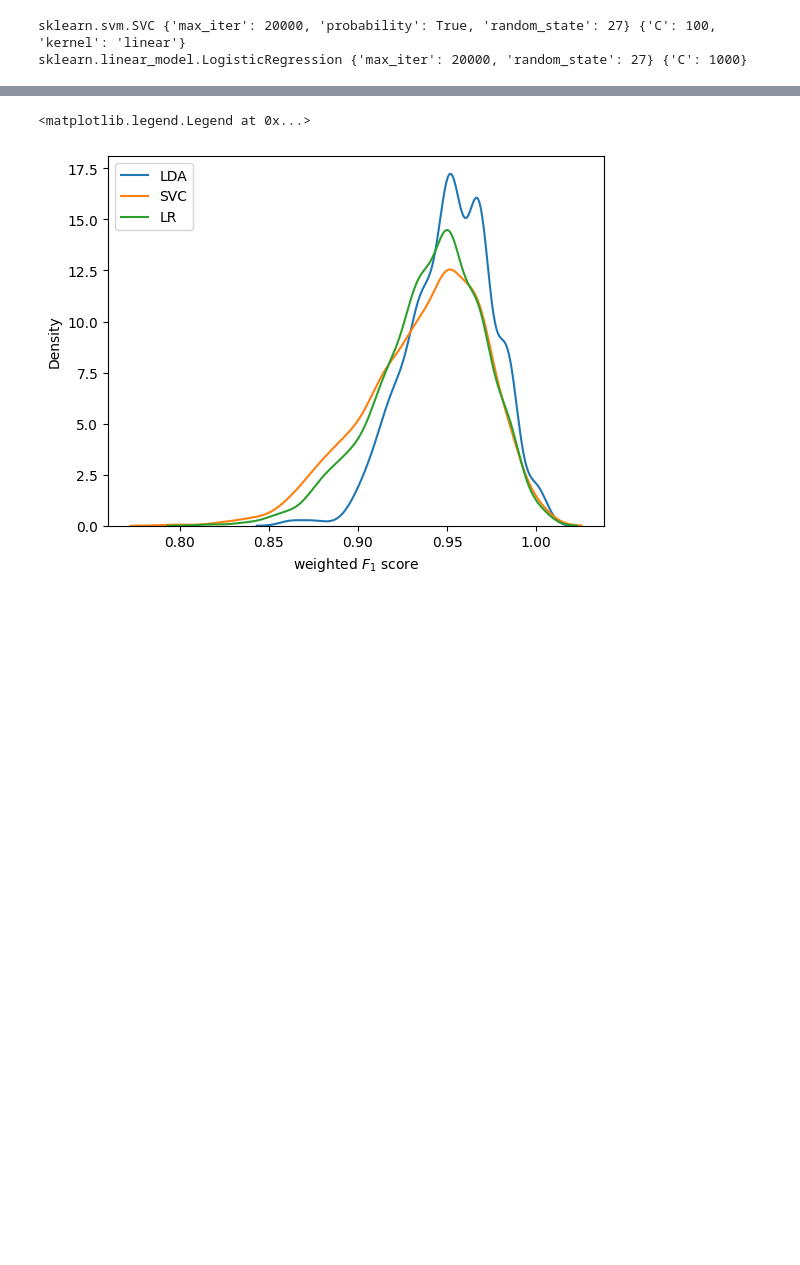
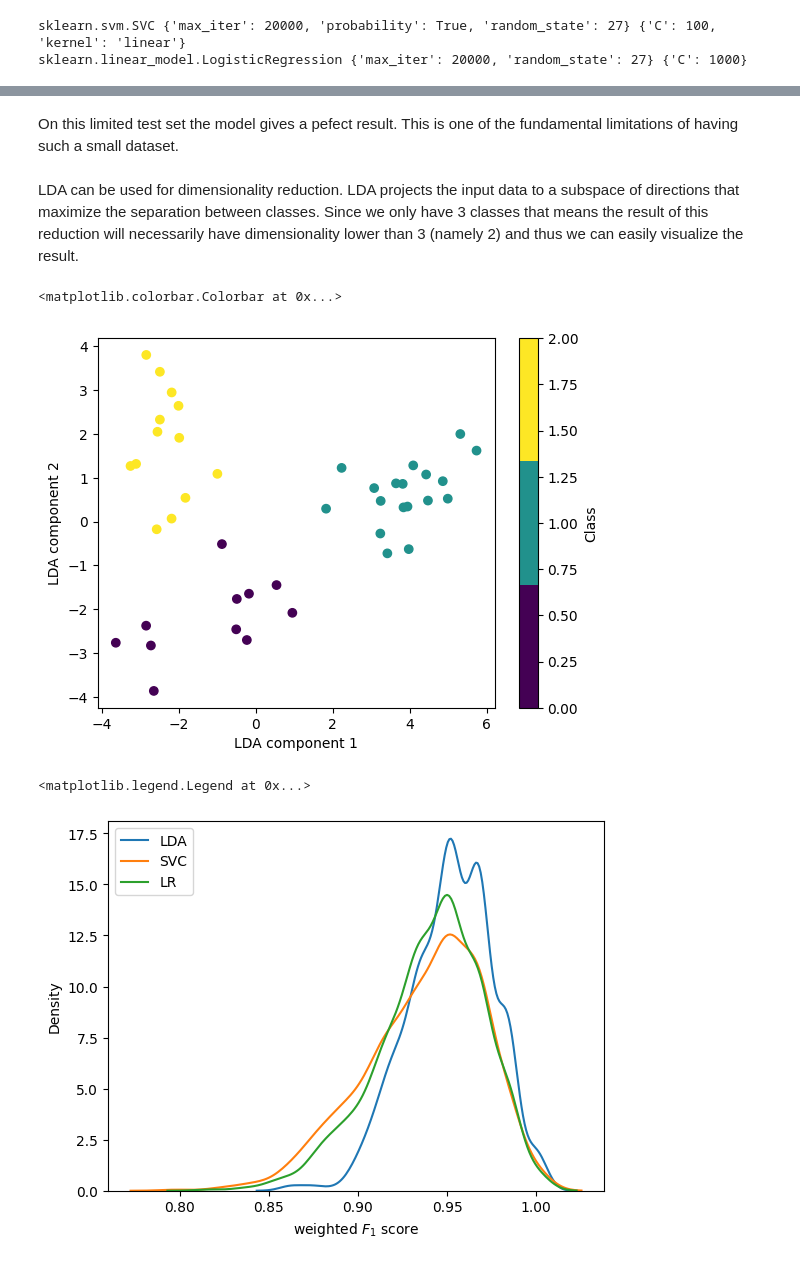
Before and after one commit to SergeiOssokine/mlzoomcamp-midterm, a Jupyter notebook: notebook_seeds.ipynb, the cells around one changed output, grey strips where cells are left out. Drawn from its saved outputs; the diff is of its cells as text; code cells hidden in the pictures; blank space fills up the shorter version.

```diff
--- a/notebook_seeds.ipynb
+++ b/notebook_seeds.ipynb
@@ -566,0 +641,3 @@ model: LDA, standard deviation: 0.025085948499938646
+# %%
+clf = LinearDiscriminantAnalysis()
+clf.fit(X_train, y_train)
@@ -566,0 +646,2 @@ model: LDA, standard deviation: 0.025085948499938646
+# %%
+y_pred = clf.predict(X_test)
@@ -567,3 +660,20 @@ model: LDA, standard deviation: 0.025085948499938646
+# %% [markdown]
+On this limited test set the model gives a pefect result. This is one of the fundamental limitations of having such a small dataset.
+# %% [markdown]
+LDA can be used for dimensionality reduction. LDA projects the input data to a subspace of directions that maximize the separation between classes. Since we only have 3 classes that means the result of this reduction will necessarily have dimensionality lower than 3 (namely 2) and thus we can easily visualize the result.
+# %%
+X_tr = clf.transform(X_test)
+# %%
+plt.figure()
+
+cmap = cm.get_cmap("viridis", 3)
+plt.scatter(X_tr[:, 0], X_tr[:, 1], c=y_pred, cmap=cmap)
+plt.xlabel("LDA component 1")
+plt.ylabel("LDA component 2")
+plt.colorbar(label="Class")
+# %% [output]
+<matplotlib.colorbar.Colorbar at 0x...>
+[figure, added]
 # %%
 def make_boostrap_samples(
     X: np.ndarray,
```
Also changed, not shown: parts of 32 cells of this notebook.
